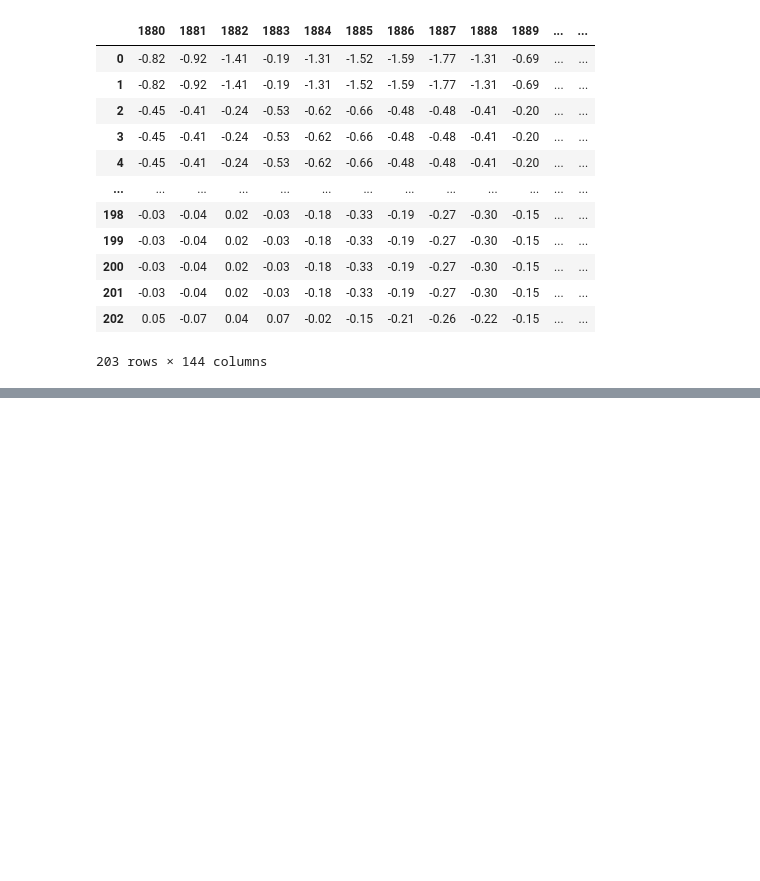
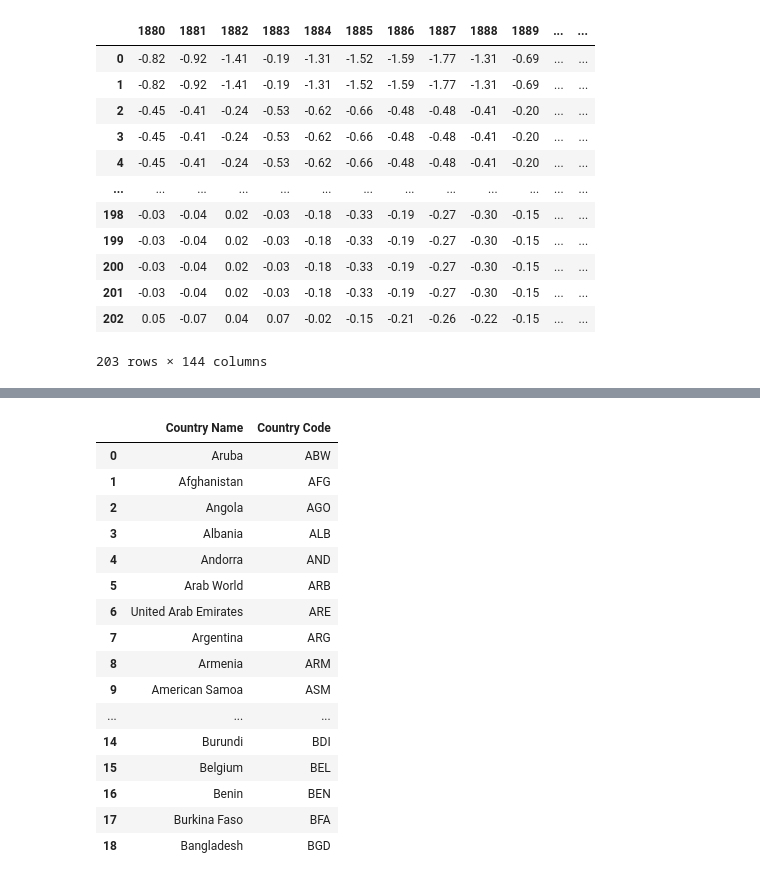
Before and after one commit to Adrien-Mcode/Python-data-science-Lecalve-Majka, a Jupyter notebook: Stat_des.ipynb, the cells around one changed output, grey strips where cells are left out. Cells and saved outputs as stored; diff of their text form; code cells hidden in the pictures; blank space fills up the shorter version.

```diff
--- a/Stat_des.ipynb
+++ b/Stat_des.ipynb
@@ -562,0 +598,20 @@ df_temp2 #La table comporte les données de moyennes de températures pour chaqu
+# %%
+df_code.head(19)
+# %% [output]
+|  | Country Name | Country Code |
+| 0 | Aruba | ABW |
+| 1 | Afghanistan | AFG |
+| 2 | Angola | AGO |
+| 3 | Albania | ALB |
+| 4 | Andorra | AND |
+| 5 | Arab World | ARB |
+| 6 | United Arab Emirates | ARE |
+| 7 | Argentina | ARG |
+| 8 | Armenia | ARM |
+| 9 | American Samoa | ASM |
+| ... | ... | ... |
+| 14 | Burundi | BDI |
+| 15 | Belgium | BEL |
+| 16 | Benin | BEN |
+| 17 | Burkina Faso | BFA |
+| 18 | Bangladesh | BGD |
```
Also changed, not shown: parts of 6 cells of this notebook.
